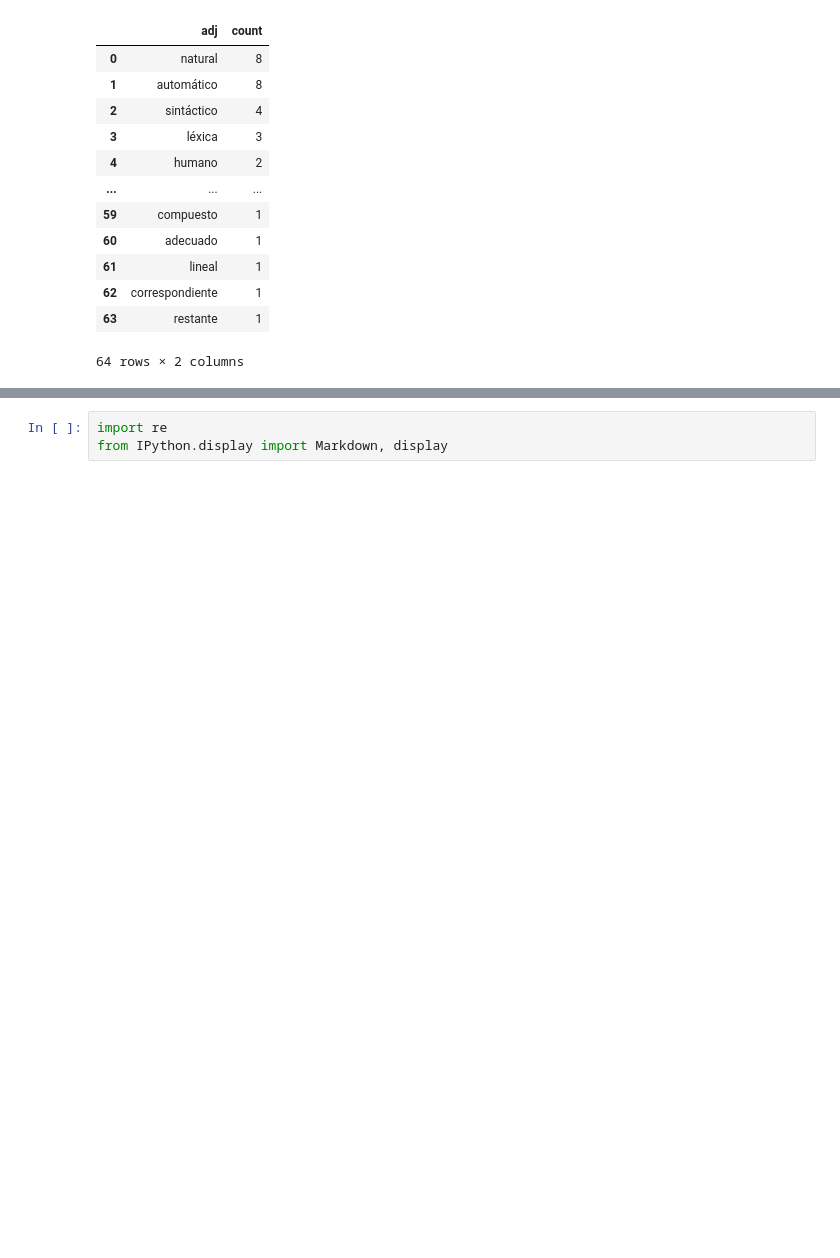
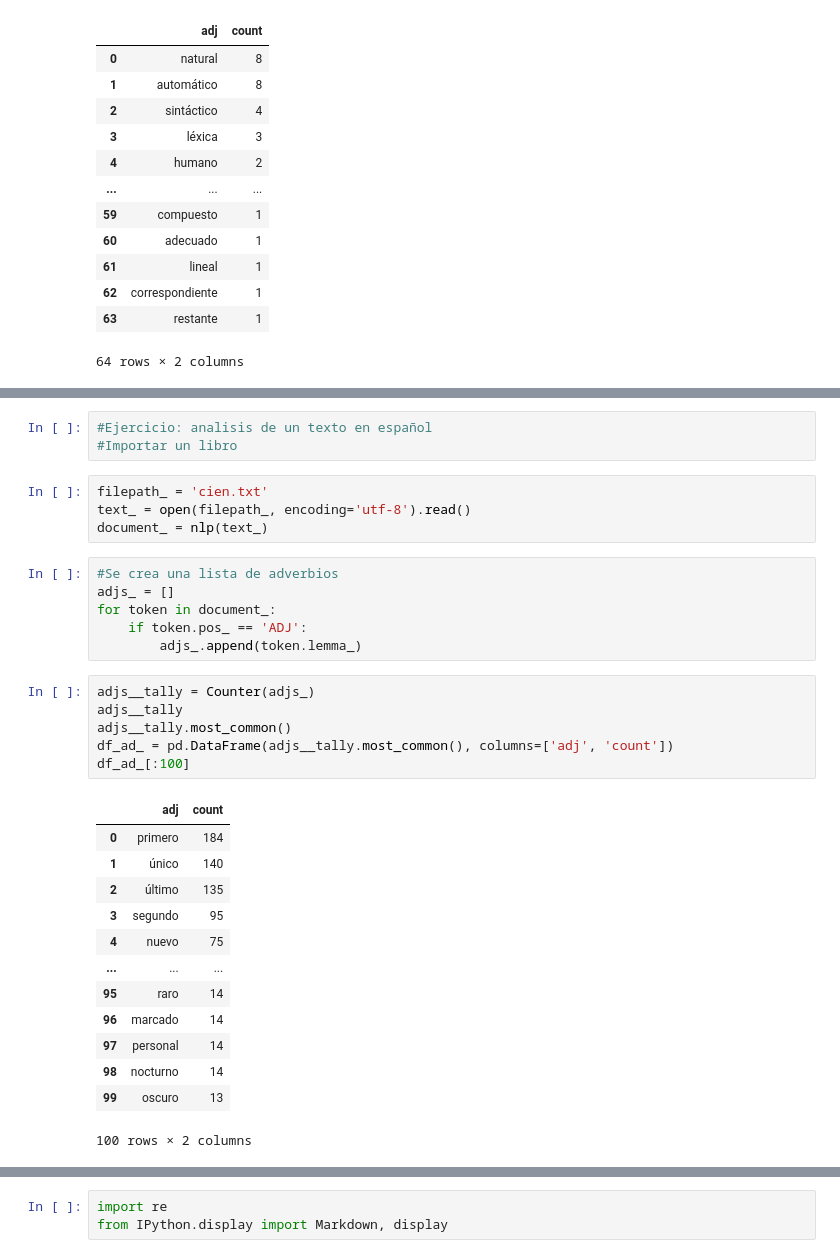
Before and after one commit to jofsanchezci/PLN_A, a Jupyter notebook: PLN_A_2.ipynb, the cells around one changed output, grey strips where cells are left out. Saved outputs shown, nothing was run; the diff lists cells and outputs as text; blank space fills up the shorter version.

```diff
--- a/PLN_A_2.ipynb
+++ b/PLN_A_2.ipynb
@@ -625,3 +704,36 @@ df[:100]
 | 42 | extraer | 1 |
 | 43 | estructurar | 1 |
 | 44 | expresar | 1 |
+# %%
+#Ejercicio: analisis de un texto en español
+#Importar un libro
+# %%
+filepath_ = 'cien.txt'
+text_ = open(filepath_, encoding='utf-8').read()
+document_ = nlp(text_)
+# %%
+#Se crea una lista de adverbios
+adjs_ = []
+for token in document_:
+    if token.pos_ == 'ADJ':
+        adjs_.append(token.lemma_)
+# %%
+adjs__tally = Counter(adjs_)
+adjs__tally
+adjs__tally.most_common()
+df_ad_ = pd.DataFrame(adjs__tally.most_common(), columns=['adj', 'count'])
+df_ad_[:100]
+# %% [output]
+|  | adj | count |
+| 0 | primero | 184 |
+| 1 | único | 140 |
+| 2 | último | 135 |
+| 3 | segundo | 95 |
+| 4 | nuevo | 75 |
+| ... | ... | ... |
+| 95 | raro | 14 |
+| 96 | marcado | 14 |
+| 97 | personal | 14 |
+| 98 | nocturno | 14 |
+| 99 | oscuro | 13 |
+100 rows × 2 columns
```
Also changed, not shown: parts of 33 cells of this notebook, 3 other files.
